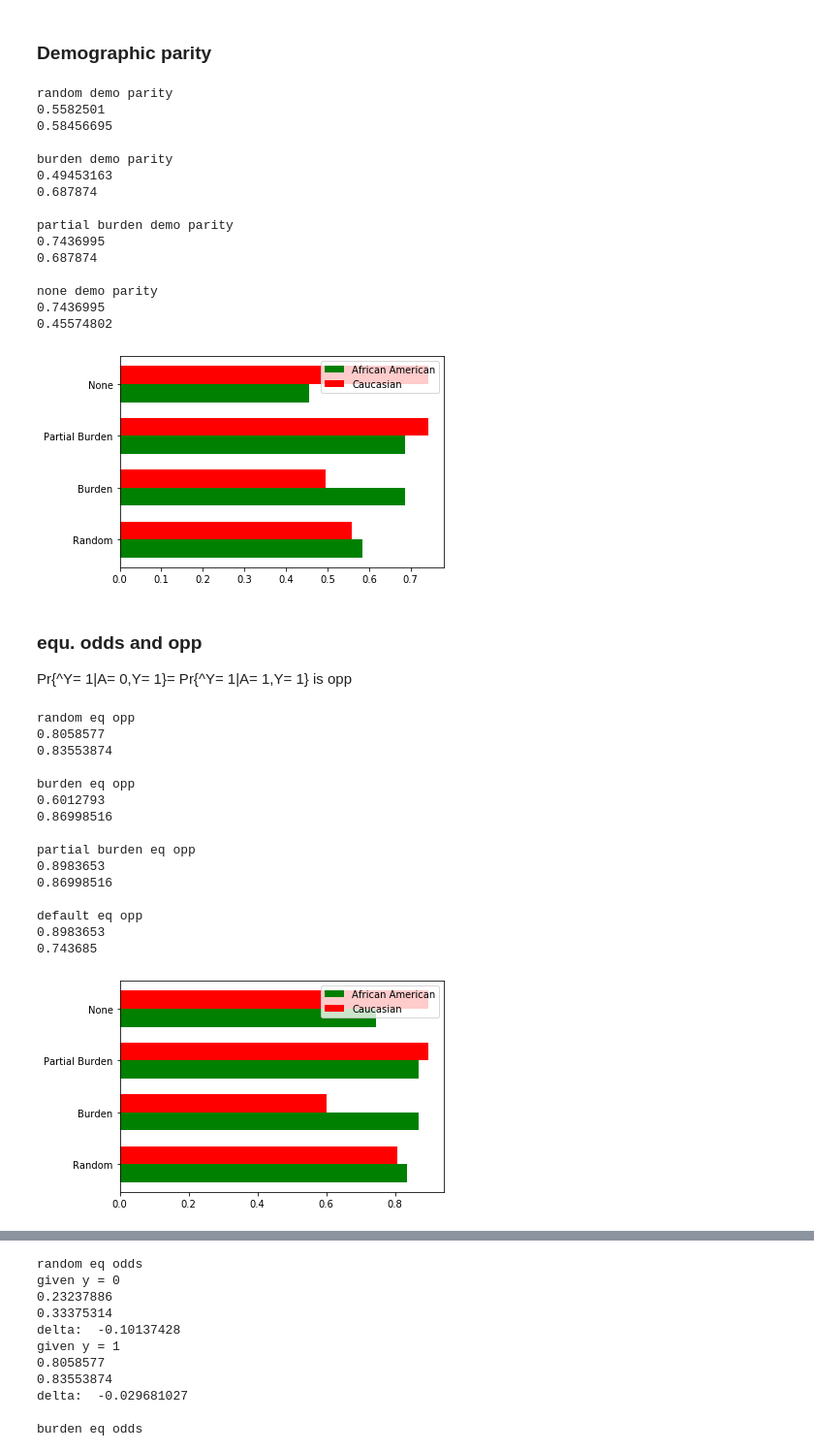
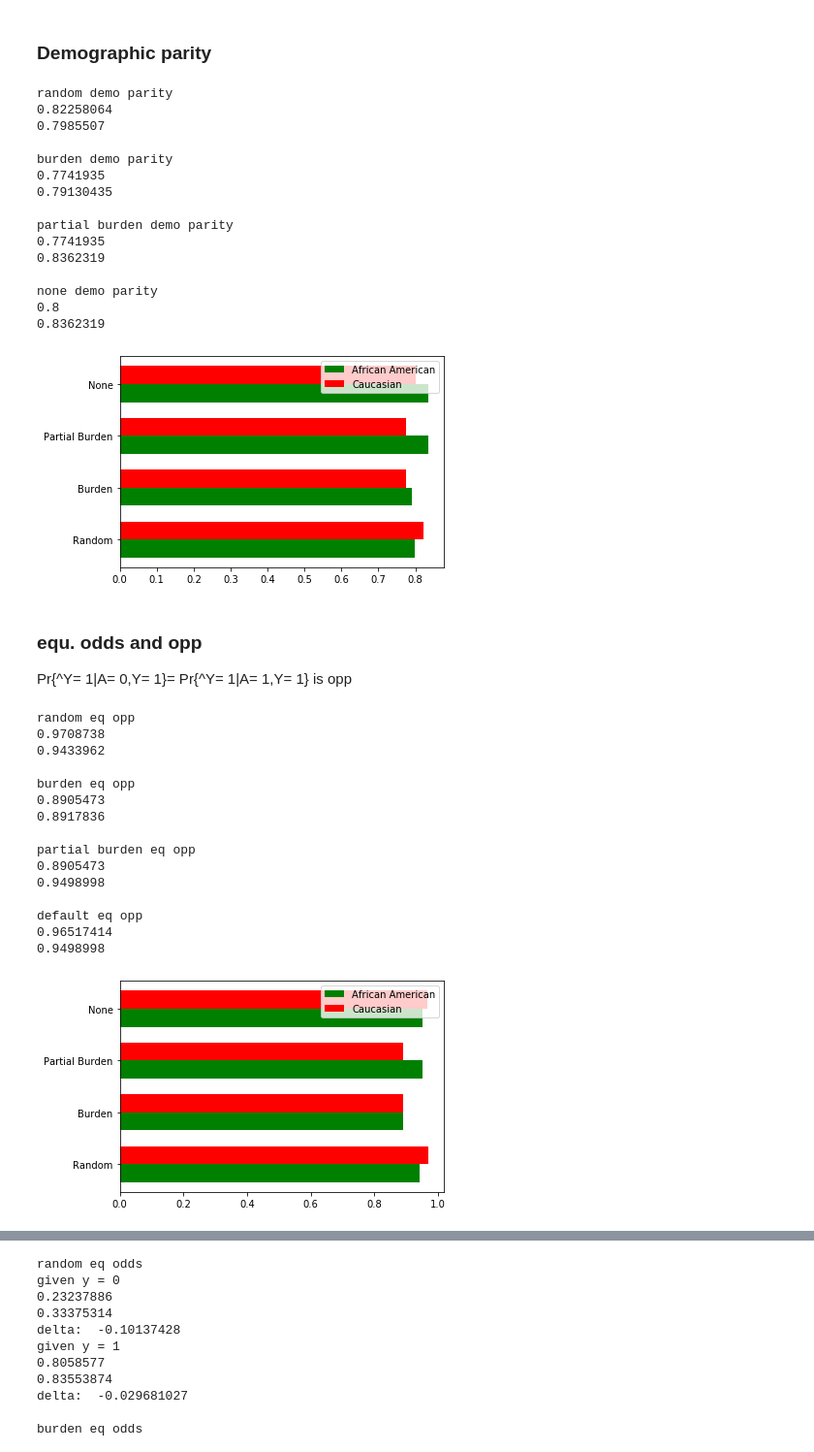
Before and after one commit to NathanielCJ/H2-unbiasedml, a Jupyter notebook: Burden/Burden_Exper_DEAP_GermanCredit.ipynb, the cells around one changed output, grey strips where cells are left out. Shown at 97% size. Saved outputs shown, nothing was run; the diff lists cells and outputs as text; code cells hidden in the pictures.

```diff
--- a/Burden/Burden_Exper_DEAP_GermanCredit.ipynb
+++ b/Burden/Burden_Exper_DEAP_GermanCredit.ipynb
@@ -403,12 +429,11 @@ from datetime import datetime
 c_facts_df.to_csv("./germanCred_cfact_" + datetime.now().strftime("%m_%d_%Y_%H_%M") +".csv")
 # %%
-from collections import namedtuple
 
 class Model:
 
     def __init__(self, datadf, cfdf):
         self.pred = datadf['pred'].copy()
-        self.label = datadf['Low'].copy()
+        self.label = datadf['accepted'].copy()
         self.datadf = datadf.copy()
         self.cfdf = cfdf.copy()
         self.datadf['cfact_dist'] = 1/cfdf['fitness']
@@ -724,8 +749,8 @@ burden_data_df = learning_data.copy()
 burden_data_df['fitness'] = c_facts_df.fitness
 burden_data_df['id'] = burden_data_df.index
 
-aa_df = burden_data_df.loc[:, X_Labels+['y_pred', 'pred', 'id']+Y_Labels][burden_data_df['race_African_American']  == 1]
-c_df = burden_data_df.loc[:, X_Labels+['y_pred', 'pred', 'id']+Y_Labels][burden_data_df['race_African_American']  == 0]
+aa_df = burden_data_df.loc[:, X_Labels+['y_pred', 'pred', 'id']+Y_Labels][burden_data_df['sex_male']  == 1]
+c_df = burden_data_df.loc[:, X_Labels+['y_pred', 'pred', 'id']+Y_Labels][burden_data_df['sex_male']  == 0]
 
 aa_m = Model(aa_df, c_facts_df.loc[aa_df.index])
 c_m = Model(c_df, c_facts_df.loc[c_df.index])
@@ -859,37 +883,37 @@ ax.legend()
 plt.show()
 # %% [output]
 random demo parity
-0.5582501
-0.58456695
+0.82258064
+0.7985507
 
 burden demo parity
-0.49453163
-0.687874
+0.7741935
+0.79130435
 
 partial burden demo parity
-0.7436995
-0.687874
+0.7741935
+0.8362319
 
 none demo parity
-0.7436995
-0.45574802
+0.8
+0.8362319
-[figure, old version]
+[figure, new version]
 # %% [markdown]
 ### equ. odds and opp
 
 Pr{^Y= 1|A= 0,Y= 1}= Pr{^Y= 1|A= 1,Y= 1} is opp
 # %%
-rf_aa_eqop = rf_aa_m.datadf.query("Low == 1")['pred'].round().mean()
-rf_c_eqop  = rf_c_m.datadf.query("Low == 1")['pred'].round().mean()
+rf_aa_eqop = rf_aa_m.datadf.query("accepted == 1")['pred'].round().mean()
+rf_c_eqop  = rf_c_m.datadf.query("accepted == 1")['pred'].round().mean()
 
-bf_aa_eqop = bf_aa_m.datadf.query("Low == 1")['pred'].round().mean()
-bf_c_eqop  = bf_c_m.datadf.query("Low == 1")['pred'].round().mean()
+bf_aa_eqop = bf_aa_m.datadf.query("accepted == 1")['pred'].round().mean()
+bf_c_eqop  = bf_c_m.datadf.query("accepted == 1")['pred'].round().mean()
 
-p_bf_aa_eqop = p_bf_aa_m.datadf.query("Low == 1")['pred'].round().mean()
-p_bf_c_eqop  = p_bf_c_m.datadf.query("Low == 1")['pred'].round().mean()
+p_bf_aa_eqop = p_bf_aa_m.datadf.query("accepted == 1")['pred'].round().mean()
+p_bf_c_eqop  = p_bf_c_m.datadf.query("accepted == 1")['pred'].round().mean()
 
-aa_eqop = aa_m.datadf.query("Low == 1")['pred'].round().mean()
-c_eqop  = c_m.datadf.query("Low == 1")['pred'].round().mean()
+aa_eqop = aa_m.datadf.query("accepted == 1")['pred'].round().mean()
+c_eqop  = c_m.datadf.query("accepted == 1")['pred'].round().mean()
 
 print("random eq opp")
 print(rf_c_eqop)
@@ -910,40 +934,40 @@ print("default eq opp")
 print(c_eqop)
 print(aa_eqop)
 print()
 
 fig = plt.figure()
 ax = fig.add_subplot(1,1,1)
 aa_dps = [rf_aa_eqop,
          bf_aa_eqop,
          p_bf_aa_eqop,
          aa_eqop]
 c_dps  = [rf_c_eqop,
          bf_c_eqop,
          p_bf_c_eqop,
          c_eqop]
 ind = np.arange(4)
 width = .35
 ax.barh(ind, aa_dps, width, color='g', label='African American')
 ax.barh(ind+width, c_dps, width, color='r', label='Caucasian')
 ax.set_yticks(ind + width / 2)
 ax.set_yticklabels(('Random', 'Burden', 'Partial Burden', 'None'))
 ax.legend()
 plt.show()
 # %% [output]
 random eq opp
-0.8058577
-0.83553874
+0.9708738
+0.9433962
 
 burden eq opp
-0.6012793
-0.86998516
+0.8905473
+0.8917836
 
 partial burden eq opp
-0.8983653
-0.86998516
+0.8905473
+0.9498998
 
 default eq opp
-0.8983653
-0.743685
+0.96517414
+0.9498998
-[figure, old version]
+[figure, new version]
 # %%
```
Also changed, not shown: parts of 7 cells of this notebook, 4 other files.
